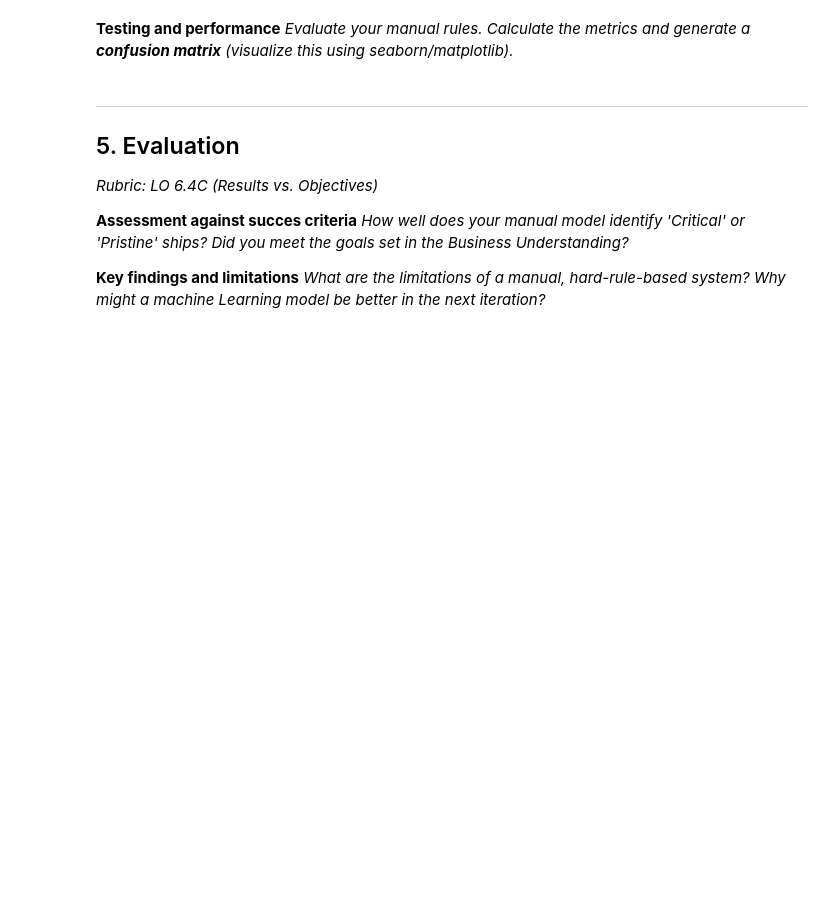
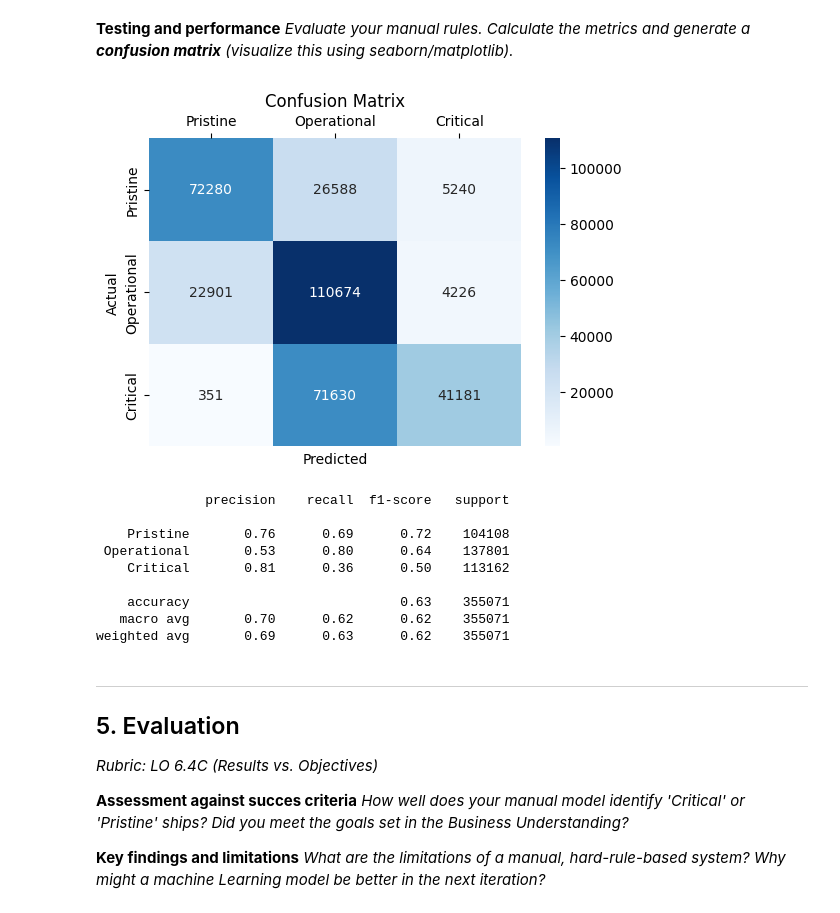
Before and after one commit to XueHu2222/Iterations, a Jupyter notebook: iteration-2/assignment_template_it2.ipynb, the cells around one changed output. Saved outputs shown, nothing was run; the diff lists cells and outputs as text; code cells hidden in the pictures; blank space fills up the shorter version.

Commit message:
confusion matrix

```diff
--- a/iteration-2/assignment_template_it2.ipynb
+++ b/iteration-2/assignment_template_it2.ipynb
@@ -123,11 +234,75 @@ memory usage: 14.1 MB
 *Build a manual classifier. Use the insights from step 2 to write a Python function with if/elif/else statements that predicts the Hull_Condition for each ship. Apply this function to your dataset and save the predictions in a new column.*
 # %%
 # CODE CELL: Model training and setup code
+def classification_model(row):
+    if row["Reactor_Power"] > 120:
+        return "Critical"
+
+    # newer and high-value ships with advanced propulsion
+    elif row["Galactic_Credits"] > 20000 and row["Model_Cycle"] >= 7515:
+        return "Pristine"
+
+    # moderate reactor power but older/cheaper ships
+    elif row["Reactor_Power"] < 45 and row["Model_Cycle"] < 7510:
+        return "Critical"
+
+    else:
+        return "Operational"
+
+df["Predicted_Hull_Integrity"] = df.apply(classification_model, axis=1)
 # %% [markdown]
 **Testing and performance**
 *Evaluate your manual rules. Calculate the metrics and generate a **confusion matrix** (visualize this using seaborn/matplotlib).*
 # %%
 # CODE CELL: Model evaluation code
+
+from sklearn.metrics import classification_report, confusion_matrix
+import seaborn as sns
+import matplotlib.pyplot as plt
+
+
+# confusion matrix
+labels = ["Pristine","Operational","Critical"]
+
+cm = confusion_matrix(
+    df["Hull_Integrity"],
+    df["Predicted_Hull_Integrity"],
+    labels=labels
+)
+
+plt.figure(figsize=(6,4))
+sns.heatmap(
+    cm,
+    annot=True,
+    fmt="d",
+    cmap="Blues",
+    xticklabels=labels,
+    yticklabels=labels
+)
+
+plt.gca().xaxis.tick_top()
+plt.xlabel("Predicted")
+plt.ylabel("Actual")
+plt.title("Confusion Matrix")
+plt.show()
+
+
+print(classification_report(
+    df["Hull_Integrity"],
+    df["Predicted_Hull_Integrity"],
+    labels=labels
+))
+# %% [output]
+[figure, added]
+              precision    recall  f1-score   support
+
+    Pristine       0.76      0.69      0.72    104108
+ Operational       0.53      0.80      0.64    137801
+    Critical       0.81      0.36      0.50    113162
+
+    accuracy                           0.63    355071
+   macro avg       0.70      0.62      0.62    355071
+weighted avg       0.69      0.63      0.62    355071
 # %% [markdown]
 ---
 
```
Also changed, not shown: parts of 7 cells of this notebook, 4 other files.
